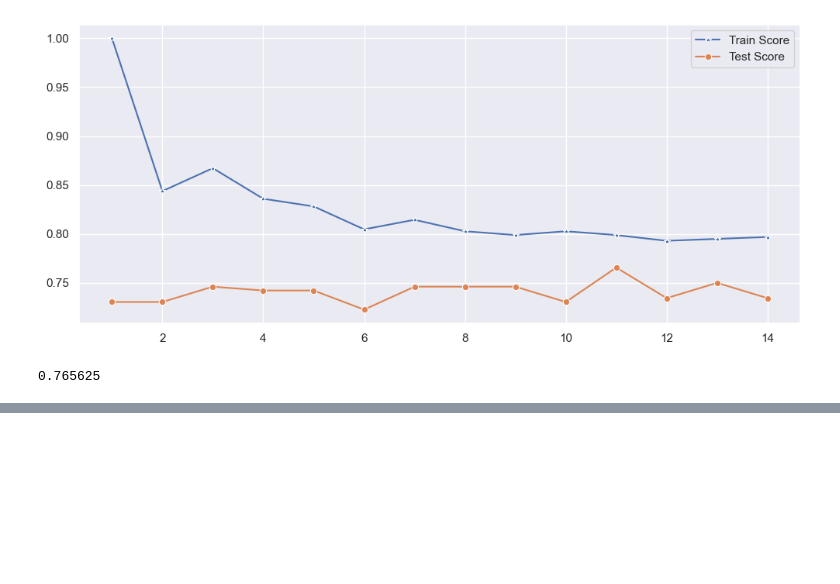
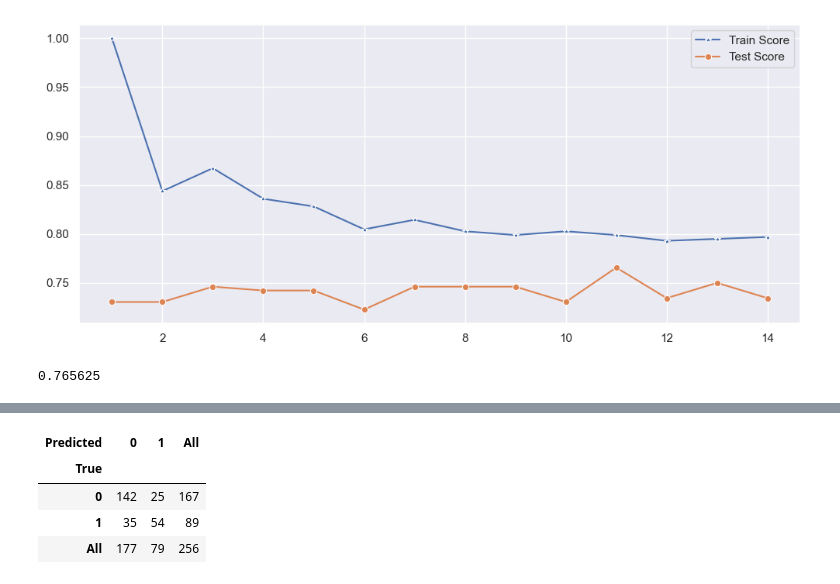
Before and after one commit to Prit2341/Prediction-Diabetes, a Jupyter notebook: model.ipynb, the cells around one changed output, grey strips where cells are left out. Saved outputs shown, nothing was run; the diff lists cells and outputs as text; code cells hidden in the pictures; blank space fills up the shorter version.

```diff
--- a/model.ipynb
+++ b/model.ipynb
@@ -255,0 +276,14 @@ plt.show()
+# %%
+#import confusion_matrix
+import imp
+from sklearn.metrics import confusion_matrix
+#let us get the predictions using the classifier we had fit above
+y_perd = knn.predict(X_test)
+confusion_matrix(y_test,y_perd)
+pd.crosstab(y_test, y_perd, rownames = ['True'], colnames = ['Predicted'], margins = True)
+# %% [output]
+| Predicted | 0 | 1 | All |
+| True |  |  |  |
+| 0 | 142 | 25 | 167 |
+| 1 | 35 | 54 | 89 |
+| All | 177 | 79 | 256 |
```
Also changed, not shown: parts of 13 cells of this notebook.
